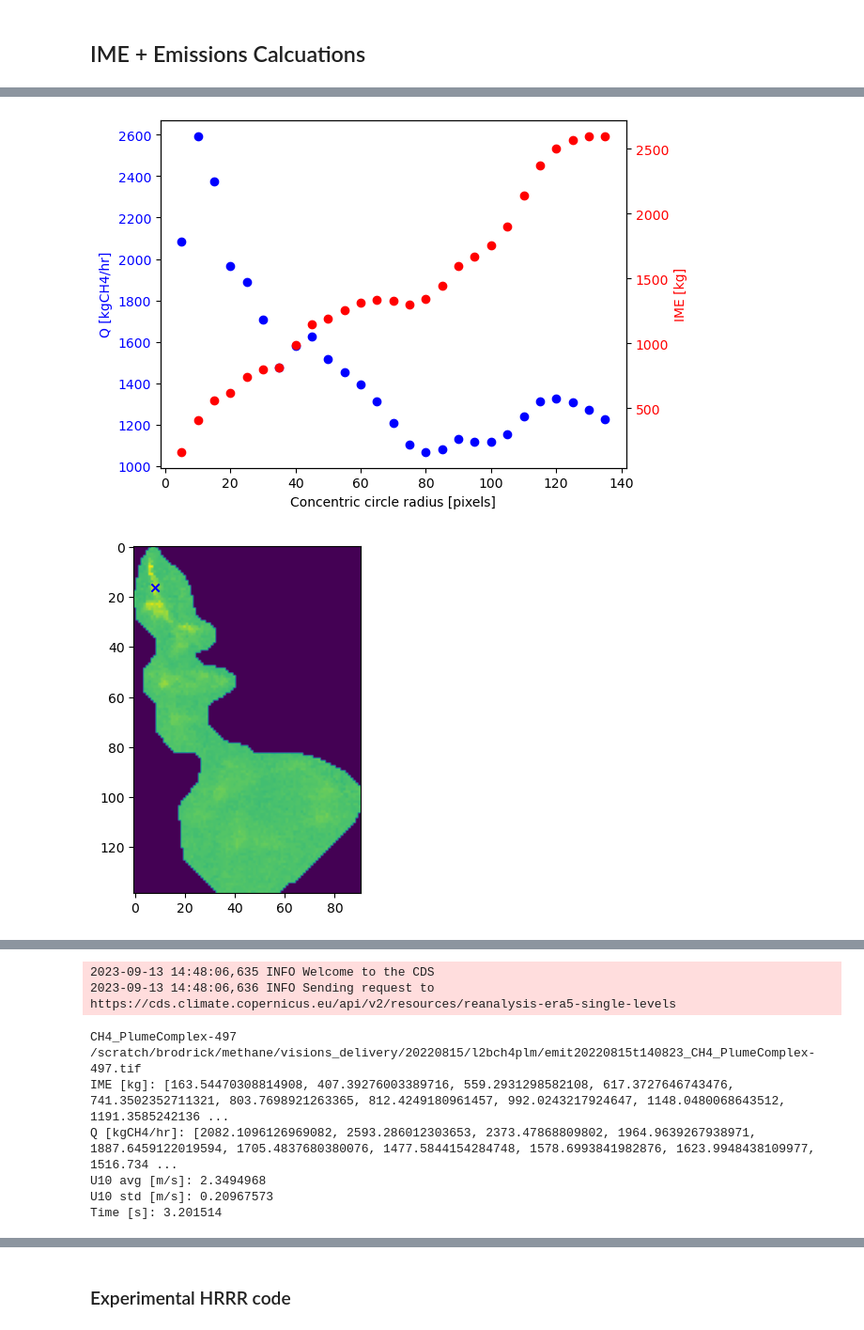
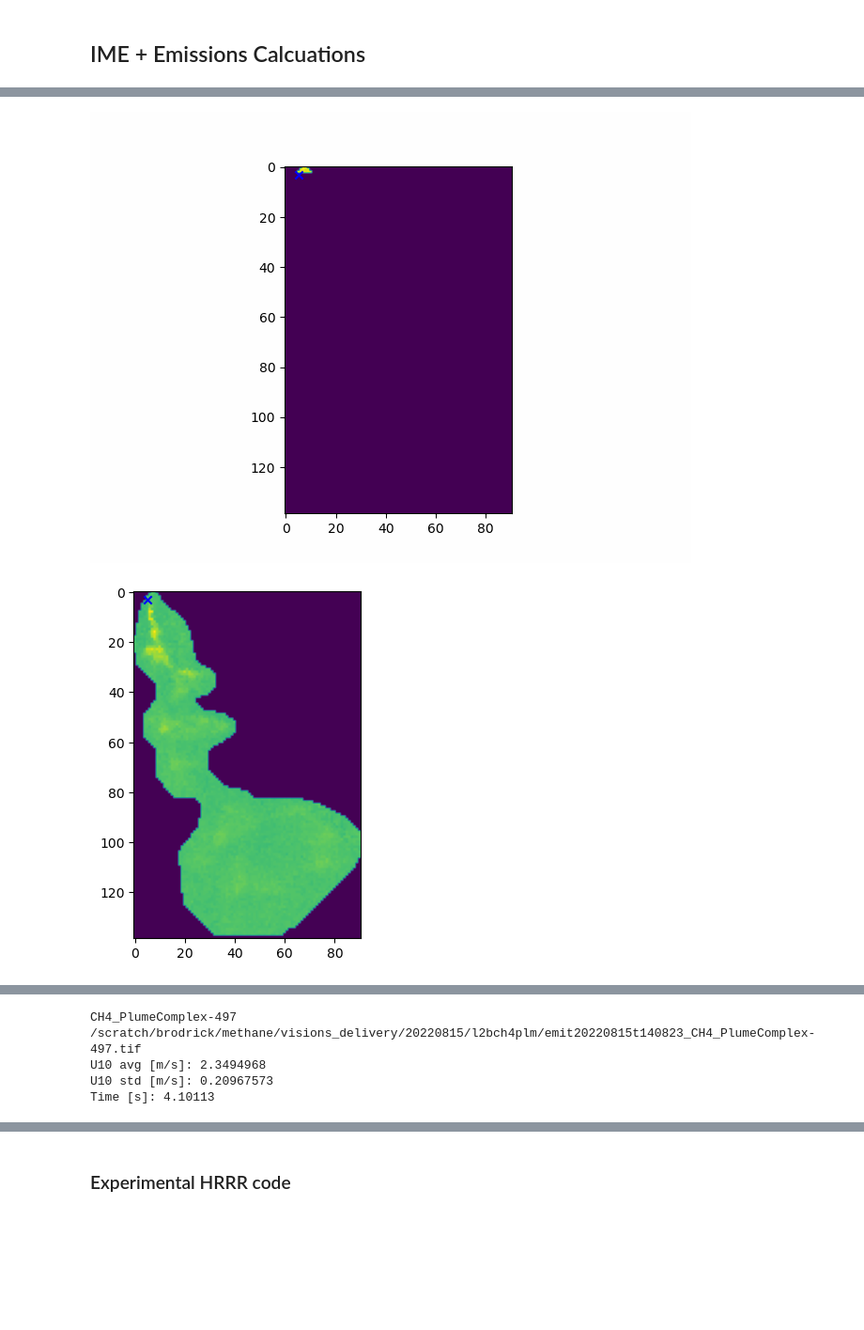
Before and after one commit to willowcoleman/emit-ghg, a Jupyter notebook: single_plume_IME_Q.ipynb, the cells around one changed output, grey strips where cells are left out. Shown at 94% size. Cells and saved outputs as stored; diff of their text form; code cells hidden in the pictures; blank space fills up the shorter version.

Commit message:
horizontal bisect q functionality

```diff
--- a/single_plume_IME_Q.ipynb
+++ b/single_plume_IME_Q.ipynb
@@ -315,7 +467,7 @@ scene_fid_list = list(poly_df['properties.Scene FIDs'])
 save_path = '/scratch/colemanr/emit-ghg/grib'
 
 # Emissions calculation for all plumes on cluster
-for i in range(len(plume_id_list))[10:20]:
+for i in range(len(plume_id_list))[10:11]:
 
     start = datetime.now()
 
@@ -344,11 +496,15 @@ for i in range(len(plume_id_list))[10:20]:
 
             # IME and Q calculations, get ERA5 u10 data from CDSAPI
             u10_avg, u10_std = access_era5(time, day, year, month, plume_lat, plume_lon, save_path)
-            ime, q = calc_q(plume_arr, full_path, u10_avg, length_flag = 'skeleton', concentric_circles = True, plot = True)
+            # ime, q = calc_q(plume_arr, full_path, u10_avg, length_flag = 'skeleton', concentric_circles = True, plot = True, gif = False)
+
+            # [10:11]
+            x_source = 5
+            y_source = 3
+            ime, q = bisect_calc_q(plume_arr, full_path, u10_avg, x_source, y_source)
+
             print(plume_id)
             print(full_path)
-            print('IME [kg]:', ime)
-            print('Q [kgCH4/hr]:', q)
             print('U10 avg [m/s]:', u10_avg)
             print('U10 std [m/s]:', u10_std)
 
@@ -367,2 +524,2 @@ Ignoring index file '/scratch/colemanr/emit-ghg/grib/20220815_14:00.grib.923a8.i
-[figure, old version]
+[figure, new version]
-[figure, old version]
+[figure, new version]
@@ -369,9 +527,5 @@ Ignoring index file '/scratch/colemanr/emit-ghg/grib/20220815_14:00.grib.923a8.i
-2023-09-13 14:48:06,635 INFO Welcome to the CDS
-2023-09-13 14:48:06,636 INFO Sending request to https://cds.climate.copernicus.eu/api/v2/resources/reanalysis-era5-single-levels
+CH4_PlumeComplex-497
+/scratch/brodrick/methane/visions_delivery/20220815/l2bch4plm/emit20220815t140823_CH4_PlumeComplex-497.tif
+U10 avg [m/s]: 2.3494968
+U10 std [m/s]: 0.20967573
+Time [s]: 4.10113
-CH4_PlumeComplex-497
-/scratch/brodrick/methane/visions_delivery/20220815/l2bch4plm/emit20220815t140823_CH4_PlumeComplex-497.tif
-IME [kg]: [163.54470308814908, 407.39276003389716, 559.2931298582108, 617.3727646743476, 741.3502352711321, 803.7698921263365, 812.4249180961457, 992.0243217924647, 1148.0480068643512, 1191.3585242136 ...
-Q [kgCH4/hr]: [2082.1096126969082, 2593.286012303653, 2373.47868809802, 1964.9639267938971, 1887.6459122019594, 1705.4837680380076, 1477.5844154284748, 1578.6993841982876, 1623.9948438109977, 1516.734 ...
-U10 avg [m/s]: 2.3494968
-U10 std [m/s]: 0.20967573
-Time [s]: 3.201514
```
Also changed, not shown: parts of 6 cells of this notebook.
